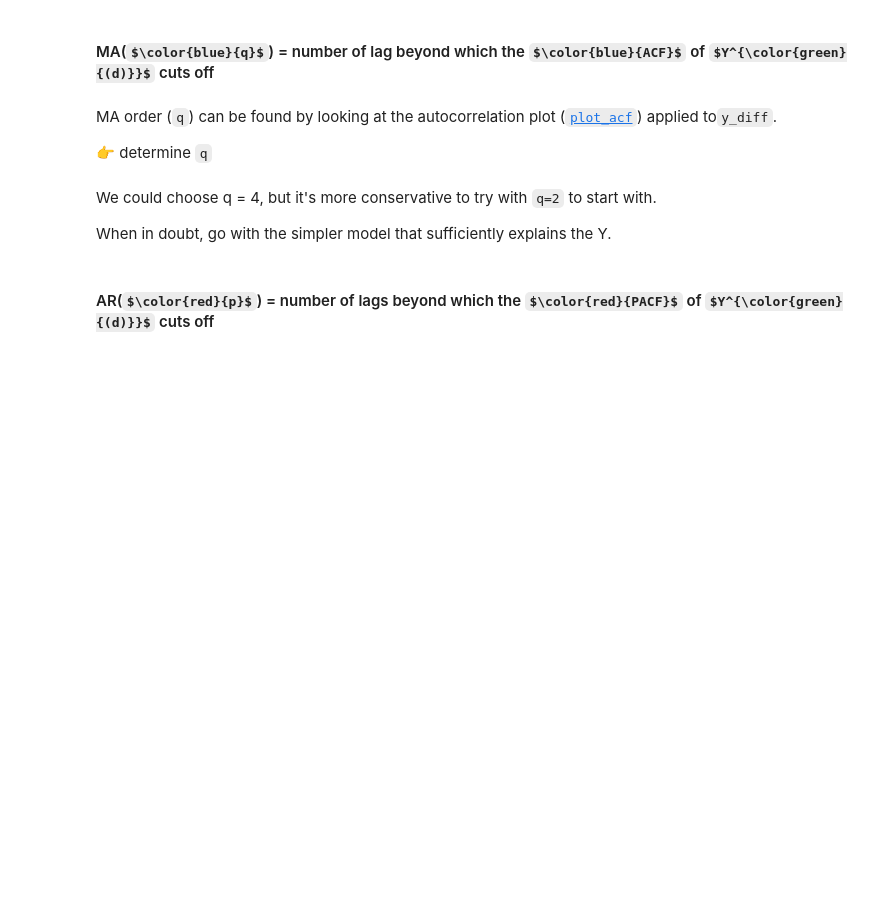
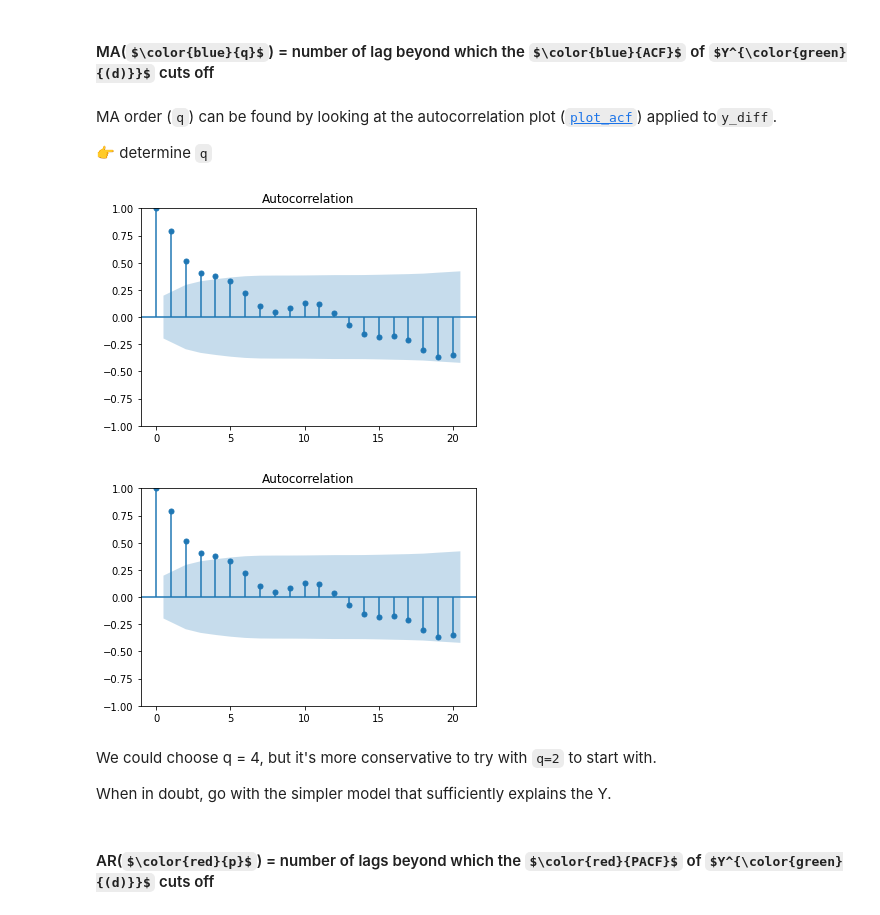
Before and after one commit to diego-faria-br/data-arima, a Jupyter notebook: arima.ipynb, the cells around one changed output. Cells and saved outputs as stored; diff of their text form; code cells hidden in the pictures; some formulas as TeX source; blank space fills up the shorter version.

```diff
--- a/arima.ipynb
+++ b/arima.ipynb
@@ -87,3 +108,8 @@ from statsmodels.graphics.tsaplots import plot_acf, plot_pacf
+# %%
+plot_acf(y_diff)
+# %% [output]
+[figure, added]
+[figure, added]
 # %% [markdown]
 We could choose q = 4, but it's more conservative to try with `q=2` to start with.
 
```
Also changed, not shown: parts of 39 cells of this notebook.
